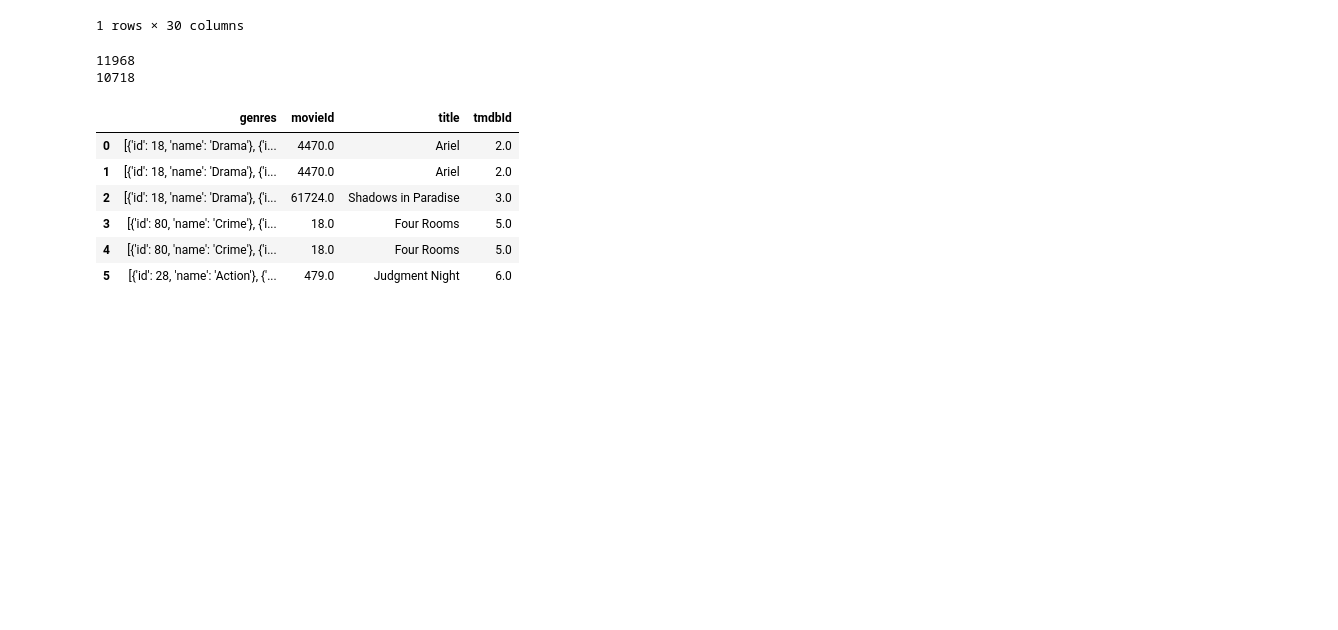
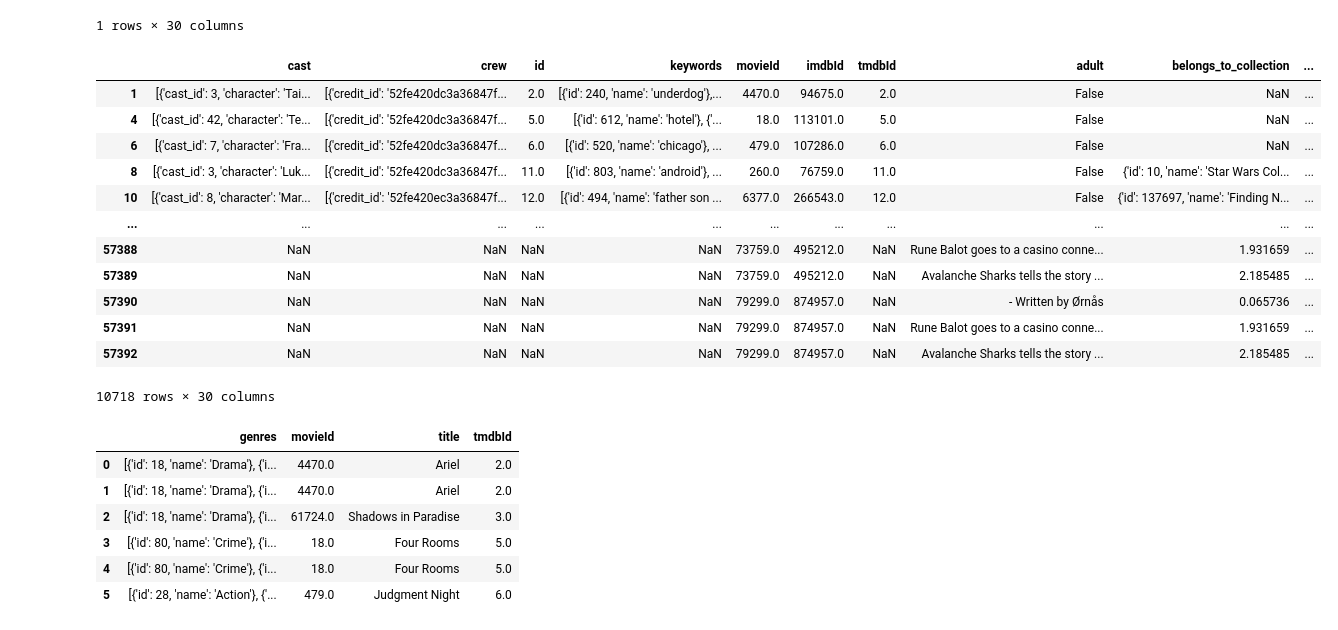
Before and after one commit to Himanshu7d3/CINEIQ, a Jupyter notebook: Data_Gathering.ipynb, the cells around one changed output. Cells and saved outputs as stored; diff of their text form; code cells hidden in the pictures; blank space fills up the shorter version.

```diff
--- a/Data_Gathering.ipynb
+++ b/Data_Gathering.ipynb
@@ -266,12 +266,22 @@ df = credits_df.merge(keywords_df,on="id", how="outer") \
 |  | cast | crew | id | keywords | movieId | imdbId | tmdbId | adult | belongs_to_collection | ... |
 | 0 | 2.217693 | 2.217693 | 2.215951 | 2.217693 | 0.001742 | 0.001742 | 1.214243 | 0.0 | 86.826243 | ... |
 1 rows × 30 columns
-# %%
-print(df['id'].duplicated().sum())
-print(df.duplicated().sum())
-# %% [output]
-11968
-10718
+# %%
+df[df.duplicated()]
+# %% [output]
+|  | cast | crew | id | keywords | movieId | imdbId | tmdbId | adult | belongs_to_collection | ... |
+| 1 | [{'cast_id': 3, 'character': 'Tai... | [{'credit_id': '52fe420dc3a36847f... | 2.0 | [{'id': 240, 'name': 'underdog'},... | 4470.0 | 94675.0 | 2.0 | False | NaN | ... |
+| 4 | [{'cast_id': 42, 'character': 'Te... | [{'credit_id': '52fe420dc3a36847f... | 5.0 | [{'id': 612, 'name': 'hotel'}, {'... | 18.0 | 113101.0 | 5.0 | False | NaN | ... |
+| 6 | [{'cast_id': 7, 'character': 'Fra... | [{'credit_id': '52fe420dc3a36847f... | 6.0 | [{'id': 520, 'name': 'chicago'}, ... | 479.0 | 107286.0 | 6.0 | False | NaN | ... |
+| 8 | [{'cast_id': 3, 'character': 'Luk... | [{'credit_id': '52fe420dc3a36847f... | 11.0 | [{'id': 803, 'name': 'android'}, ... | 260.0 | 76759.0 | 11.0 | False | {'id': 10, 'name': 'Star Wars Col... | ... |
+| 10 | [{'cast_id': 8, 'character': 'Mar... | [{'credit_id': '52fe420ec3a36847f... | 12.0 | [{'id': 494, 'name': 'father son ... | 6377.0 | 266543.0 | 12.0 | False | {'id': 137697, 'name': 'Finding N... | ... |
+| ... | ... | ... | ... | ... | ... | ... | ... | ... | ... | ... |
+| 57388 | NaN | NaN | NaN | NaN | 73759.0 | 495212.0 | NaN | Rune Balot goes to a casino conne... | 1.931659 | ... |
+| 57389 | NaN | NaN | NaN | NaN | 73759.0 | 495212.0 | NaN | Avalanche Sharks tells the story ... | 2.185485 | ... |
+| 57390 | NaN | NaN | NaN | NaN | 79299.0 | 874957.0 | NaN | - Written by Ørnås | 0.065736 | ... |
+| 57391 | NaN | NaN | NaN | NaN | 79299.0 | 874957.0 | NaN | Rune Balot goes to a casino conne... | 1.931659 | ... |
+| 57392 | NaN | NaN | NaN | NaN | 79299.0 | 874957.0 | NaN | Avalanche Sharks tells the story ... | 2.185485 | ... |
+10718 rows × 30 columns
 # %%
 df[['genres','movieId','title','tmdbId']].head(6)
 # %% [output]
```
Also changed, not shown: parts of 96 cells of this notebook.
